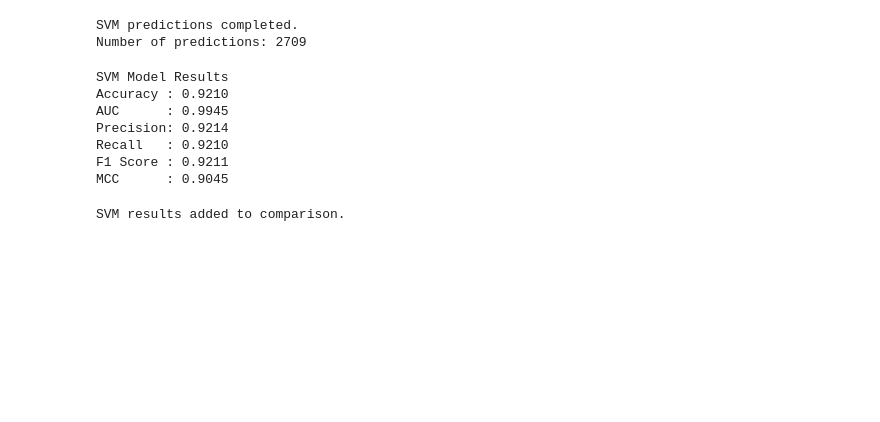
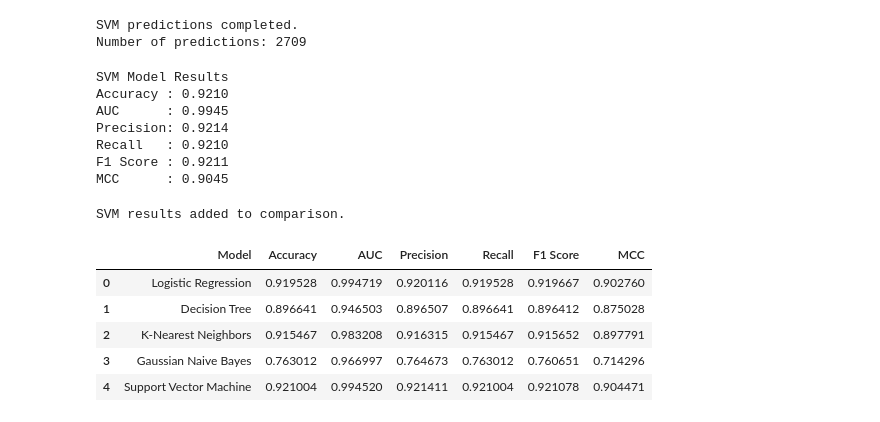
Before and after one commit to sowmya-karri/ML-Assignment-2, a Jupyter notebook: ML_Assignment_2.ipynb, the cells around one changed output. Drawn from its saved outputs; the diff is of its cells as text; code cells hidden in the pictures; blank space fills up the shorter version.

Commit message:
Update notebook and add trained models

```diff
--- a/ML_Assignment_2.ipynb
+++ b/ML_Assignment_2.ipynb
@@ -806,3 +810,15 @@ results.append({
 print("SVM results added to comparison.")
 # %% [output]
 SVM results added to comparison.
+# %%
+import pandas as pd
+
+results_df = pd.DataFrame(results)
+results_df
+# %% [output]
+|  | Model | Accuracy | AUC | Precision | Recall | F1 Score | MCC |
+| 0 | Logistic Regression | 0.919528 | 0.994719 | 0.920116 | 0.919528 | 0.919667 | 0.902760 |
+| 1 | Decision Tree | 0.896641 | 0.946503 | 0.896507 | 0.896641 | 0.896412 | 0.875028 |
+| 2 | K-Nearest Neighbors | 0.915467 | 0.983208 | 0.916315 | 0.915467 | 0.915652 | 0.897791 |
+| 3 | Gaussian Naive Bayes | 0.763012 | 0.966997 | 0.764673 | 0.763012 | 0.760651 | 0.714296 |
+| 4 | Support Vector Machine | 0.921004 | 0.994520 | 0.921411 | 0.921004 | 0.921078 | 0.904471 |
```
Also changed, not shown: parts of 6 cells of this notebook, 5 other files.
